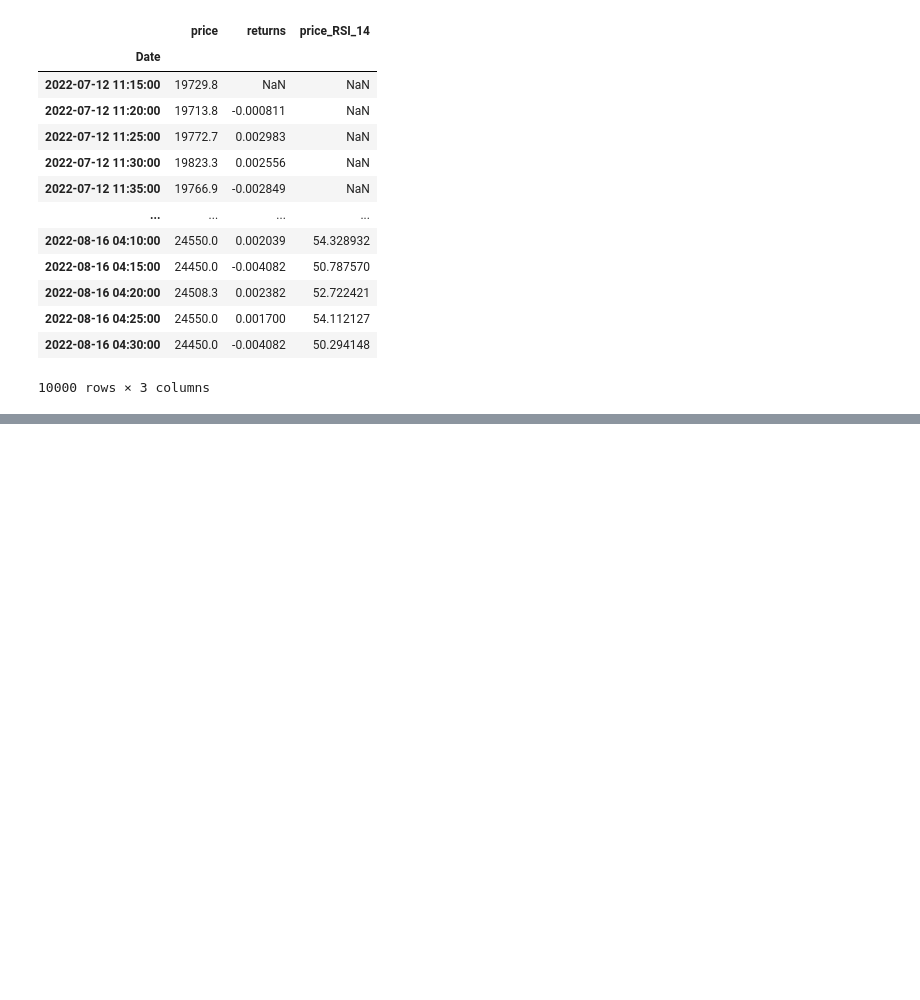
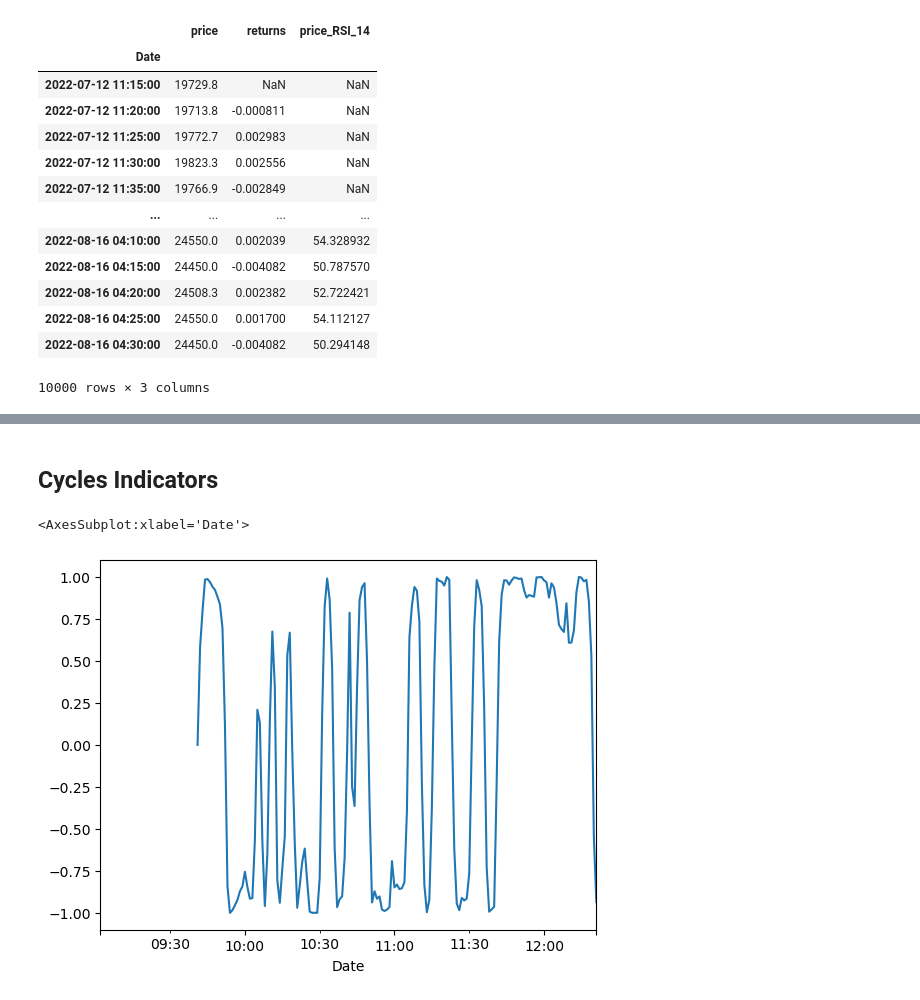
Before and after one commit to mauricioavs/trading-bot, a Jupyter notebook: Technical Indicators.ipynb, the cells around one changed output, grey strips where cells are left out. Cells and saved outputs as stored; diff of their text form; code cells hidden in the pictures; blank space fills up the shorter version.

```diff
--- a/Technical Indicators.ipynb
+++ b/Technical Indicators.ipynb
@@ -848,0 +846,12 @@ raw #notice that original dataframe is changed
+# %% [markdown]
+## Cycles Indicators
+# %%
+df = pd.DataFrame()
+#df.ta.indicators()
+# Help about an indicator
+#help(ta.cdl_pattern)
+df = ta.ebsw(close = raw["Close"])
+df.head(200).plot()
+# %% [output]
+<AxesSubplot:xlabel='Date'>
+[figure, added]
```
Also changed, not shown: parts of 29 cells of this notebook, 2 other files.
